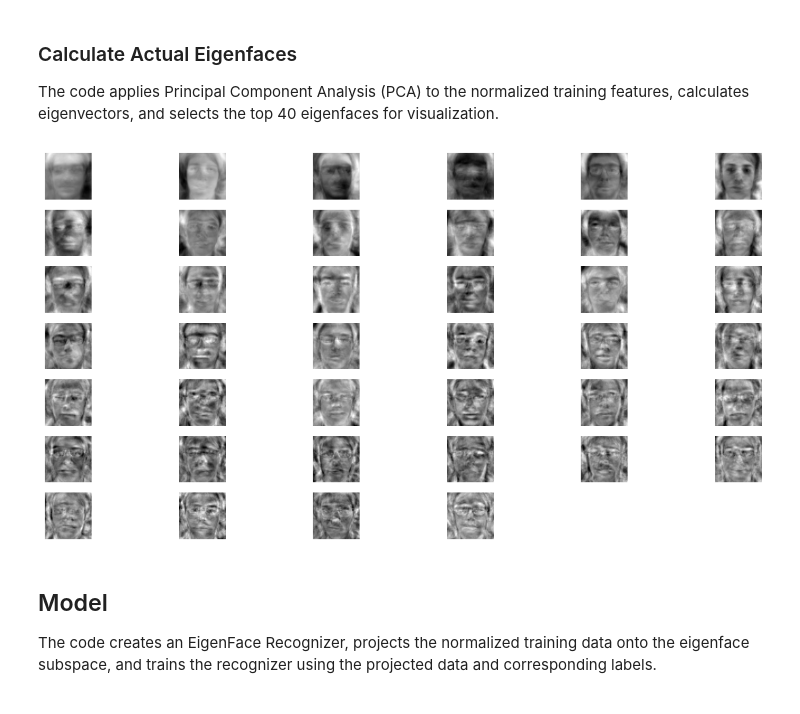
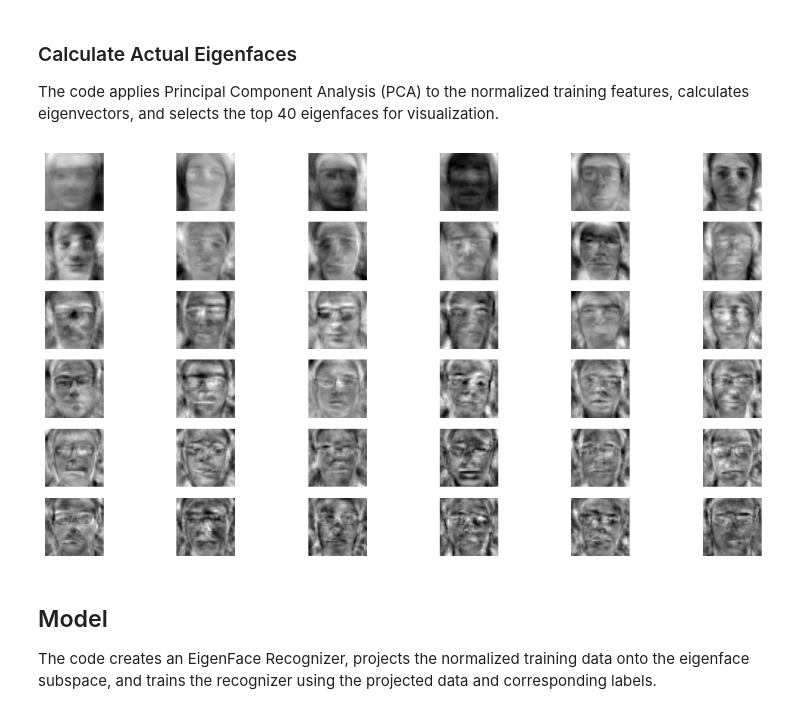
Before and after one commit to brian-vdb/visual-recognition, a Jupyter notebook: face_recognition.ipynb, the cells around one changed output. Cells and saved outputs as stored; diff of their text form; code cells hidden in the pictures.

```diff
--- a/face_recognition.ipynb
+++ b/face_recognition.ipynb
@@ -212,18 +212,18 @@ The code applies Principal Component Analysis (PCA) to the normalized training f
 # %%
 # Calculate the eigenvectors
 _, eigenvectors = cv2.PCACompute(X_train_normalized, mean=None)
 
 # Take the 40 best eigenfaces
 best_eigenfaces = []
-for eigenface in eigenvectors[0 : 40]:
+for eigenface in eigenvectors[0 : 100]:
    best_eigenfaces.append(eigenface)
 best_eigenfaces = np.array(best_eigenfaces)
 
-# Display the eigenvectors
-best_eigenfaces_viewable = np.array([image.reshape(windowShape) for image in best_eigenfaces])
+# Display the 36 best eigenvectors
+best_eigenfaces_viewable = np.array([image.reshape(windowShape) for image in best_eigenfaces[0 : 36]])
 display_all_in_order(best_eigenfaces_viewable, 6)
 # %% [output]
-[figure, old version]
+[figure, new version]
 # %% [markdown]
 ## Model
 
```
Also changed, not shown: parts of 3 cells of this notebook, 3 other files.
